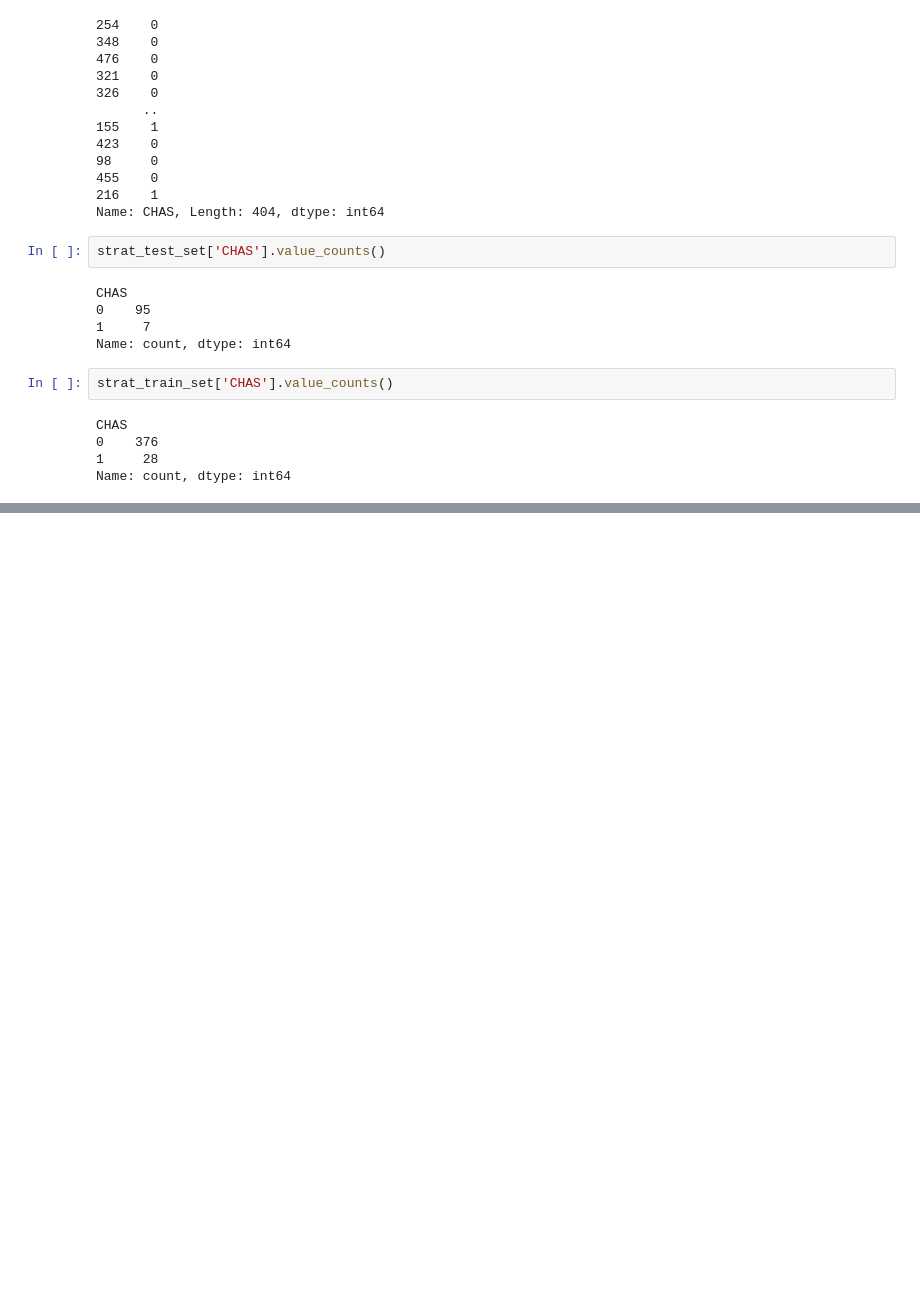
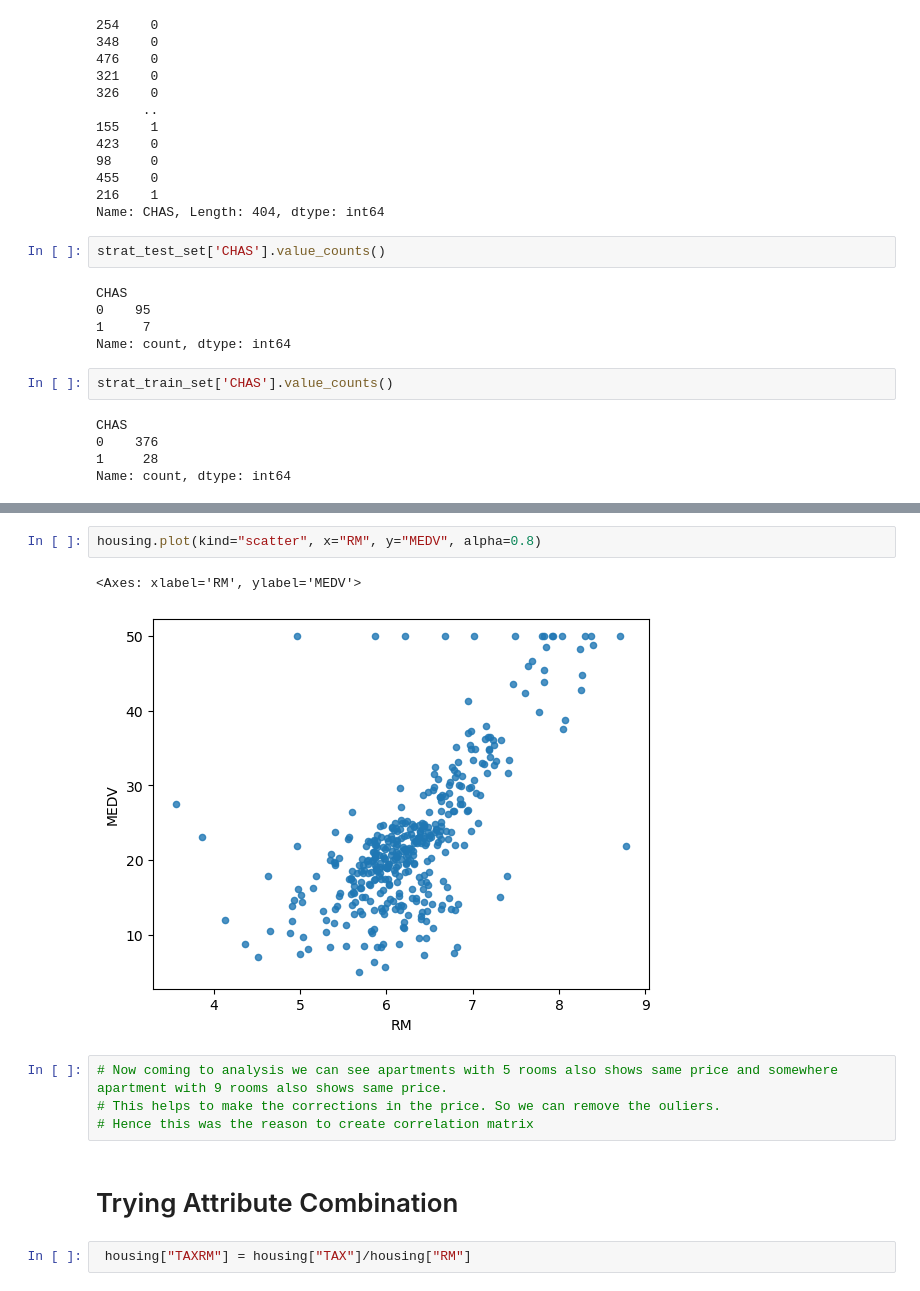
Before and after one commit to SaloniMourya/Real-Estate-Price-Prediction, a Jupyter notebook: Dragon Real Estate .ipynb, the cells around one changed output, grey strips where cells are left out. Drawn from its saved outputs; the diff is of its cells as text; blank space fills up the shorter version.

```diff
--- a/Dragon Real Estate .ipynb
+++ b/Dragon Real Estate .ipynb
@@ -145,0 +190,13 @@ Name: count, dtype: int64
+# %%
+housing.plot(kind="scatter", x="RM", y="MEDV", alpha=0.8)
+# %% [output]
+<Axes: xlabel='RM', ylabel='MEDV'>
+[figure, added]
+# %%
+# Now coming to analysis we can see apartments with 5 rooms also shows same price and somewhere apartment with 9 rooms also shows same price.
+# This helps to make the corrections in the price. So we can remove the ouliers.
+# Hence this was the reason to create correlation matrix
+# %% [markdown]
+# Trying Attribute Combination
+# %%
+ housing["TAXRM"] = housing["TAX"]/housing["RM"]
```
Also changed, not shown: parts of 21 cells of this notebook.
